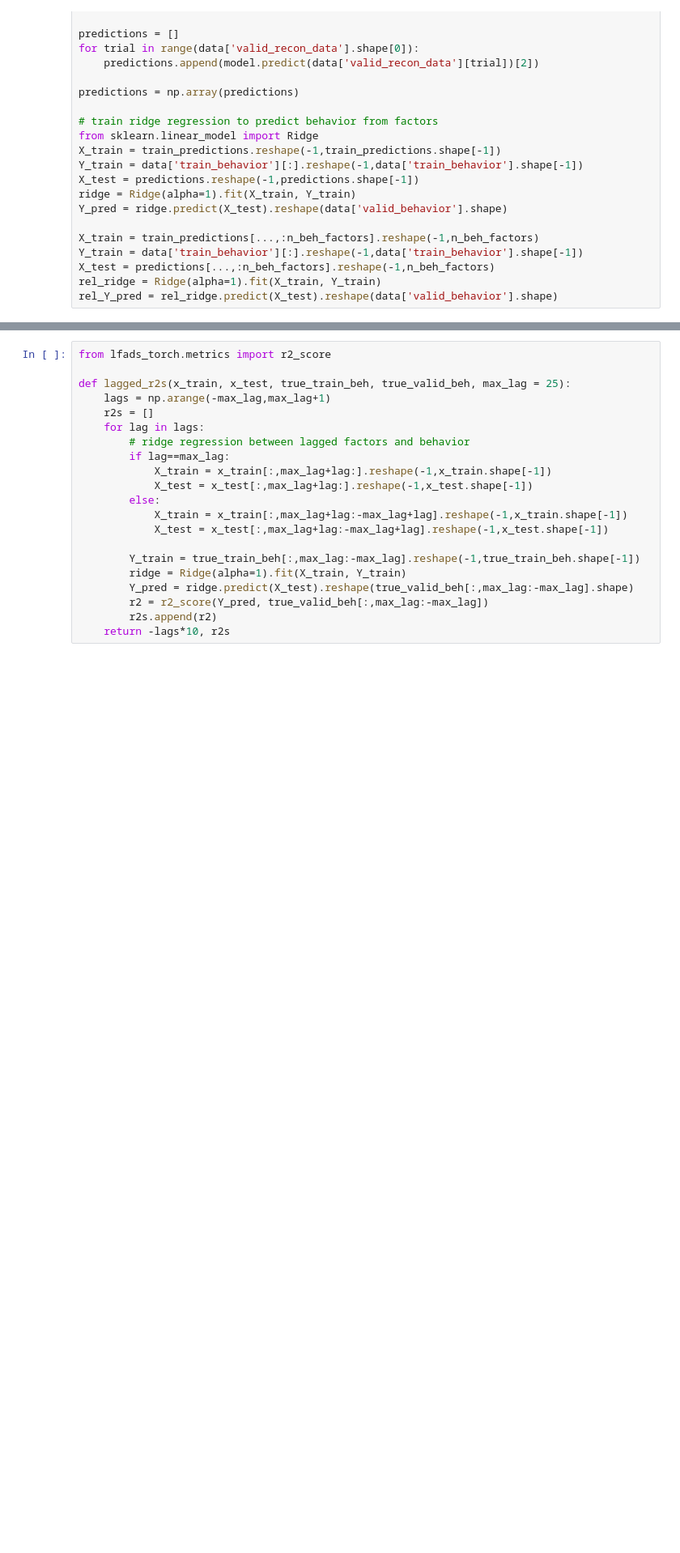
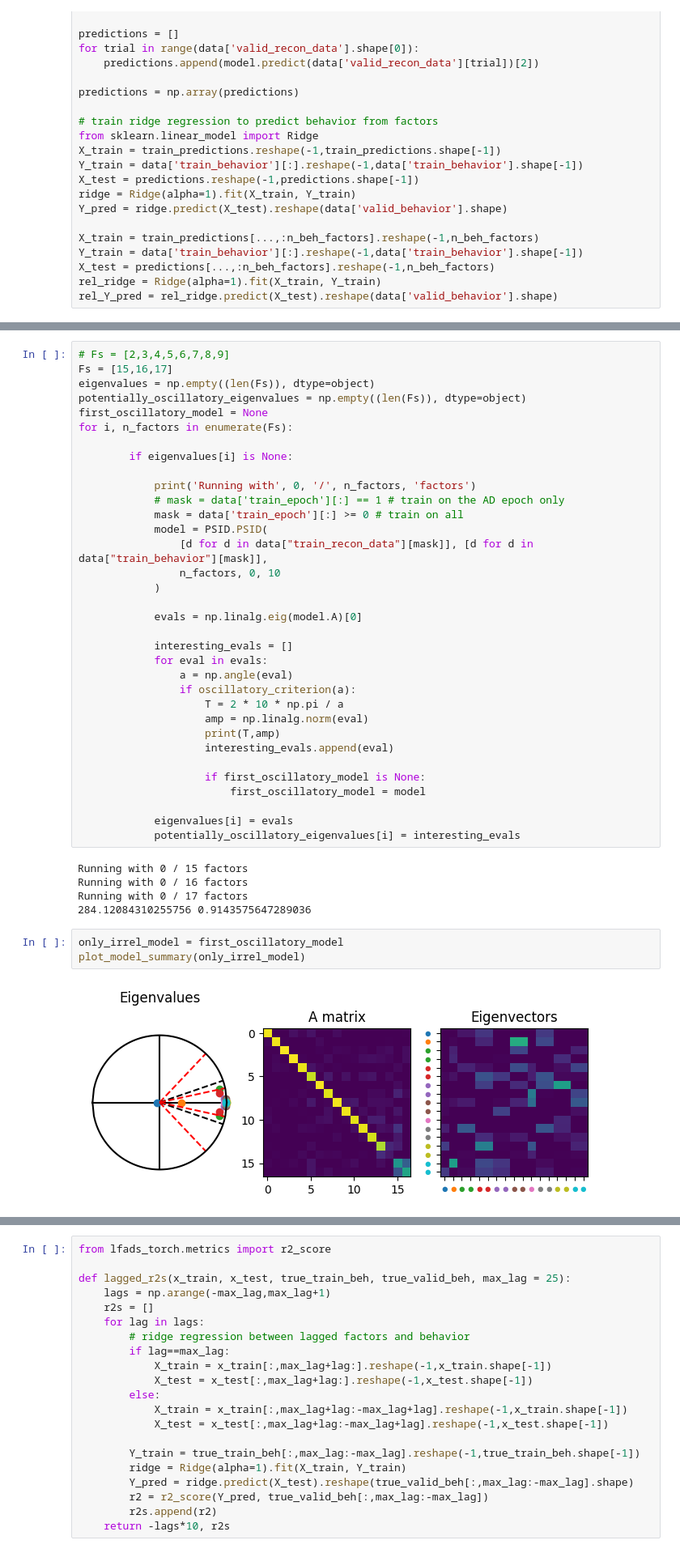
Before and after one commit to NinelK/BAND-torch, a Jupyter notebook: notebooks/psid.ipynb, the cells around one changed output, grey strips where cells are left out. Shown at 81% size. Drawn from its saved outputs; the diff is of its cells as text; blank space fills up the shorter version.

```diff
--- a/notebooks/psid.ipynb
+++ b/notebooks/psid.ipynb
@@ -203,0 +322,44 @@ oscillatory_evec.shape
+# %%
+# Fs = [2,3,4,5,6,7,8,9]
+Fs = [15,16,17]
+eigenvalues = np.empty((len(Fs)), dtype=object)
+potentially_oscillatory_eigenvalues = np.empty((len(Fs)), dtype=object)
+first_oscillatory_model = None
+for i, n_factors in enumerate(Fs):
+
+        if eigenvalues[i] is None:
+
+            print('Running with', 0, '/', n_factors, 'factors')
+            # mask = data['train_epoch'][:] == 1 # train on the AD epoch only
+            mask = data['train_epoch'][:] >= 0 # train on all
+            model = PSID.PSID(
+                [d for d in data["train_recon_data"][mask]], [d for d in data["train_behavior"][mask]],
+                n_factors, 0, 10
+            )
+
+            evals = np.linalg.eig(model.A)[0]
+
+            interesting_evals = []
+            for eval in evals:
+                a = np.angle(eval)
+                if oscillatory_criterion(a):
+                    T = 2 * 10 * np.pi / a
+                    amp = np.linalg.norm(eval)
+                    print(T,amp)
+                    interesting_evals.append(eval)
+
+                    if first_oscillatory_model is None:
+                        first_oscillatory_model = model
+
+            eigenvalues[i] = evals
+            potentially_oscillatory_eigenvalues[i] = interesting_evals
+# %% [output]
+Running with 0 / 15 factors
+Running with 0 / 16 factors
+Running with 0 / 17 factors
+284.12084310255756 0.9143575647289036
+# %%
+only_irrel_model = first_oscillatory_model
+plot_model_summary(only_irrel_model)
+# %% [output]
+[figure, added]
```
Also changed, not shown: parts of 36 cells of this notebook, 6 other files.
